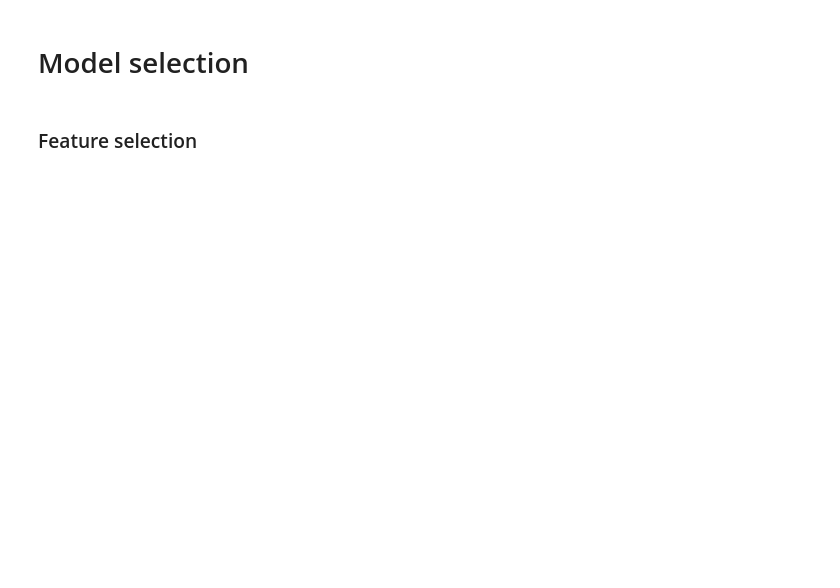
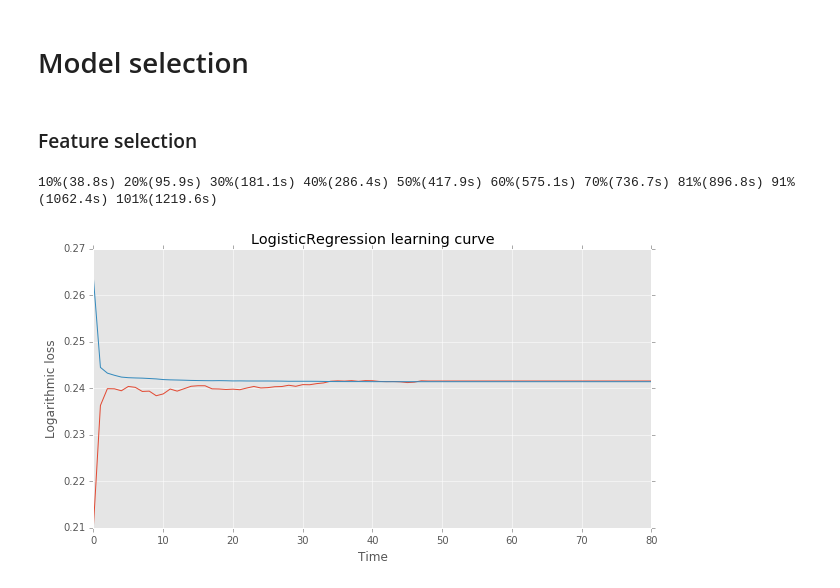
Before and after one commit to tema-popov/clicks, a Jupyter notebook: model_selection.ipynb, the cells around one changed output. Drawn from its saved outputs; the diff is of its cells as text; code cells hidden in the pictures; blank space fills up the shorter version.

Commit message:
add remaining features. draw learning curves

```diff
--- a/model_selection.ipynb
+++ b/model_selection.ipynb
@@ -6,15 +19,16 @@
+# %%
+with_dummies = add_dummies(clicks, ['iata_from', 'iata_to', 'iso_from', 'iso_to'], [20] * 4)
 # %% [markdown]
 ### Drop all big categorical features, use one-hot encoding on small categorical features, scale features
 # %%
 from sklearn import preprocessing
 from sklearn.preprocessing import scale
 
-to_drop = ['id', 'iata_from', 'iata_to', 'iso_from',
-           'iso_to', 'ak_from', 'ak_to', 'combo_type']
-to_convert = ['flight_class', 'combo', 'mobile', 'referer']
+to_drop = ['id', 'ak_from', 'ak_to', 'iso_from', 'iso_to', 'iata_from', 'iata_to']
+to_convert = ['flight_class', 'combo', 'mobile', 'referer', 'combo_type']
 to_scale = ['date', 'price', 'total_price', 'a_days', 'days', 'date_from', 'date_back']
 
-prepared = clicks.drop(to_drop, axis=1)
+prepared = with_dummies.drop(to_drop, axis=1)
 prepared = prepared[prepared.total_price < 2000000]
 
 for feature in to_convert:
@@ -53,3 +67,34 @@ def log_loss(algo, x_train, x_test, y_train, y_test):
     train_probs = algo.predict_proba(x_train)[:,1]
     return type(algo).__name__, metrics.log_loss(y_train, train_probs),\
                                 metrics.log_loss(y_test, test_probs)
+# %%
+from time import time
+
+def learning_curve(algo, step=5000, verbose=True):
+    test_errors = []
+    train_errors = []
+    start = time()
+    percentage = 10
+    for n in range(1000, len(prepared) + step, step):
+        dataset = (x_train[:n], x_test, y_train[:n], y_test)
+        name, x, y = log_loss(algo, *dataset)
+        train_errors.append(x)
+        test_errors.append(y)
+        done = n * 100 / len(prepared)
+        if verbose and done > percentage:
+            print('{:.0f}%({:.1f}s)'.format(done, time() - start), end=' ')
+            percentage += 10
+    plt.figure(figsize=(10, 5))
+    plt.plot(train_errors)
+    plt.plot(test_errors)
+    ax = plt.gca()
+    ax.set_ylabel('Logarithmic loss')
+    ax.set_xlabel('Time');
+    plt.title('{} learning curve'.format(type(algo).__name__))
+# %%
+from sklearn.linear_model import LogisticRegression
+
+learning_curve(LogisticRegression(), 10000, True)
+# %% [output]
+10%(38.8s) 20%(95.9s) 30%(181.1s) 40%(286.4s) 50%(417.9s) 60%(575.1s) 70%(736.7s) 81%(896.8s) 91%(1062.4s) 101%(1219.6s)
+[figure, added]
```
Also changed, not shown: parts of 8 cells of this notebook.
